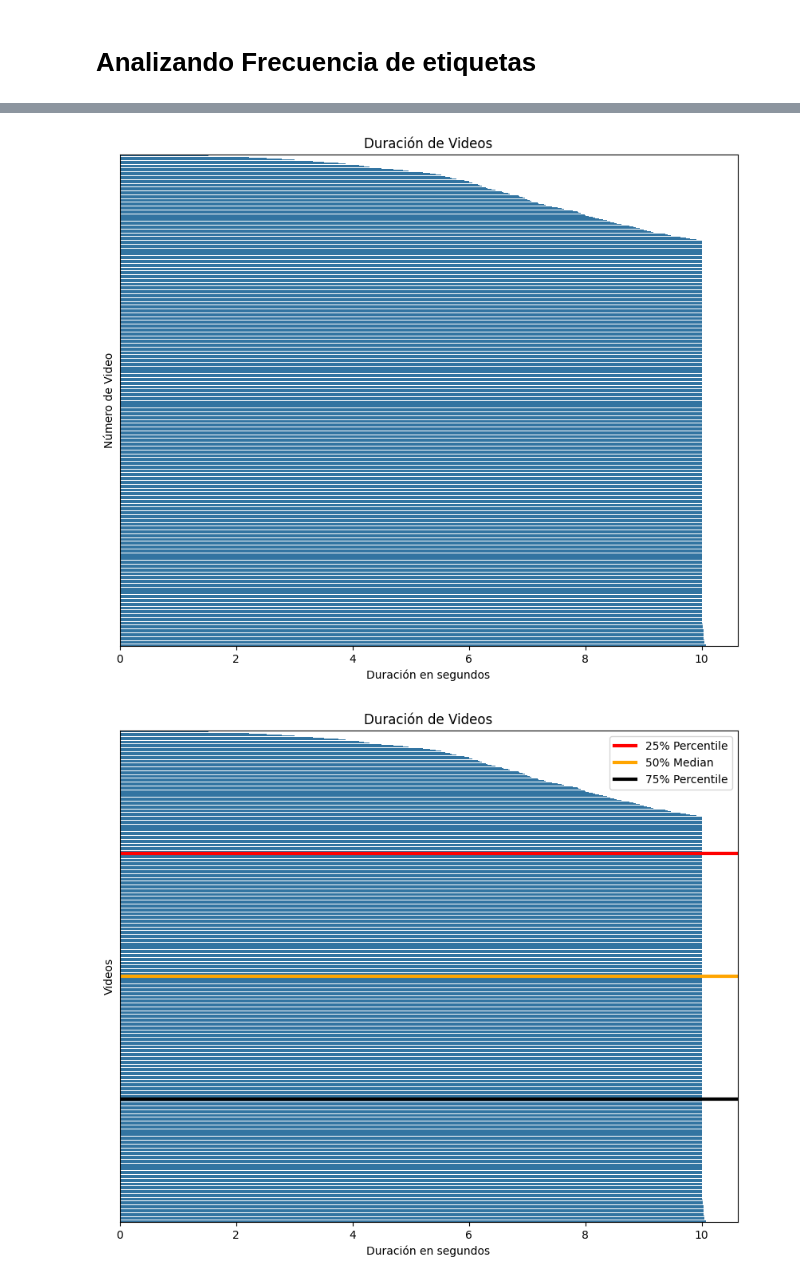
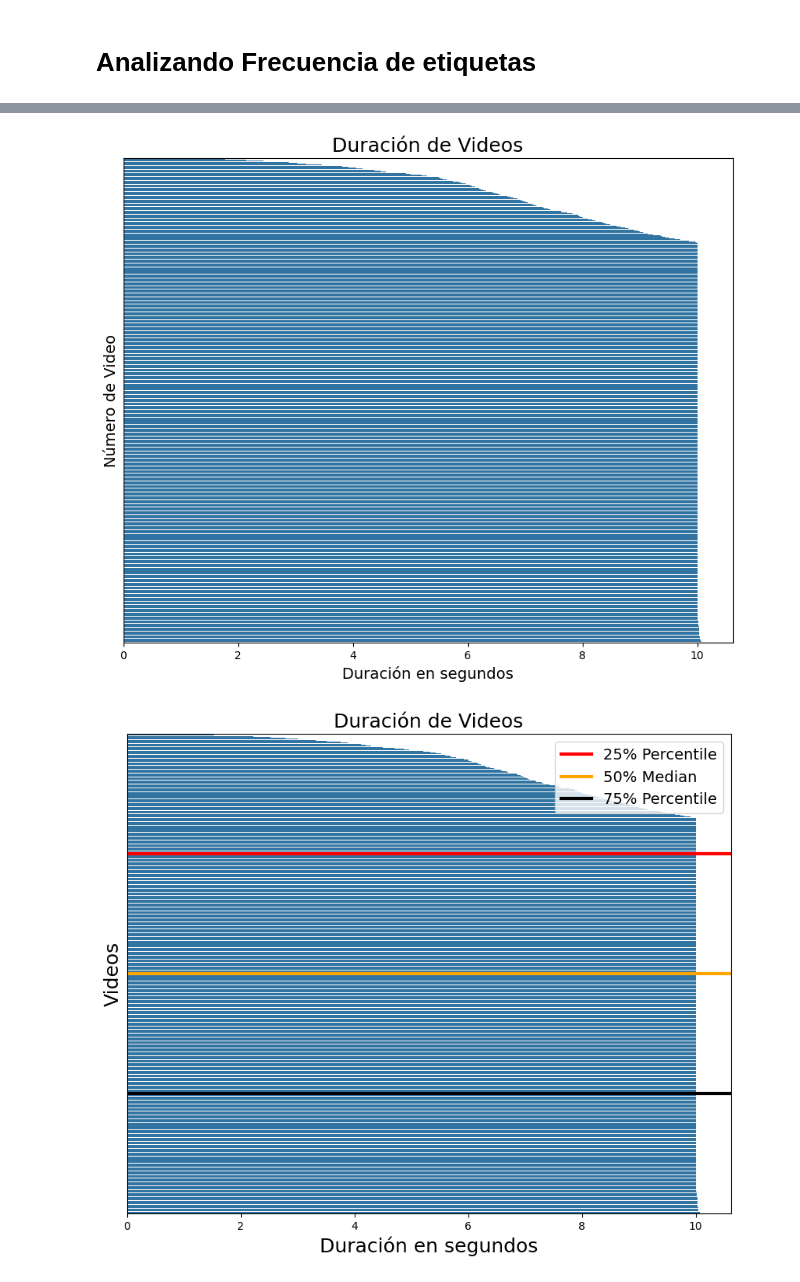
Before and after one commit to Zanderz17/ml-proyecto-03, a Jupyter notebook: exploring-dataset.ipynb, the cells around one changed output, grey strips where cells are left out. Drawn from its saved outputs; the diff is of its cells as text; code cells hidden in the pictures.

```diff
--- a/exploring-dataset.ipynb
+++ b/exploring-dataset.ipynb
@@ -135,32 +154,32 @@ plt.figure(figsize=(10, 8))
 barplot = sns.barplot(x='Duracion', y='Número', data=df_videos_sorted, orient='h')
 
 
-plt.title('Duración de Videos')
-plt.xlabel('Duración en segundos')
+plt.title('Duración de Videos', fontsize=18)
+plt.xlabel('Duración en segundos', fontsize=14)
 plt.yticks([])
-plt.ylabel('Número de Video')
+plt.ylabel('Número de Video', fontsize=14)
 plt.show()
 # %% [output]
-[figure, old version]
+[figure, new version]
 # %%
 # Crear el gráfico de barras con Seaborn
 plt.figure(figsize=(10, 8))
 barplot = sns.barplot(x='Duracion', y='Número', data=df_videos_sorted, orient='h')
 
 num_videos = len(df_videos_sorted)
 p25 = num_videos * 0.25
 p50 = num_videos * 0.50
 p75 = num_videos * 0.75
 
 plt.axhline(y=p25, color='red', linestyle='-', label='25% Percentile', linewidth=3)
 plt.axhline(y=p50, color='orange', linestyle='-', label='50% Median', linewidth=3)
 plt.axhline(y=p75, color='black', linestyle='-', label='75% Percentile', linewidth=3)
 
-plt.title('Duración de Videos')
-plt.xlabel('Duración en segundos')
-plt.ylabel('Videos')
+plt.title('Duración de Videos', fontsize=18)
+plt.xlabel('Duración en segundos', fontsize=18)
+plt.ylabel('Videos', fontsize=18)
 plt.yticks([])
-plt.legend()
+plt.legend(fontsize=14)
 plt.show()
 # %% [output]
-[figure, old version]
+[figure, new version]
```
Also changed, not shown: parts of 2 cells of this notebook, 9 other files.
